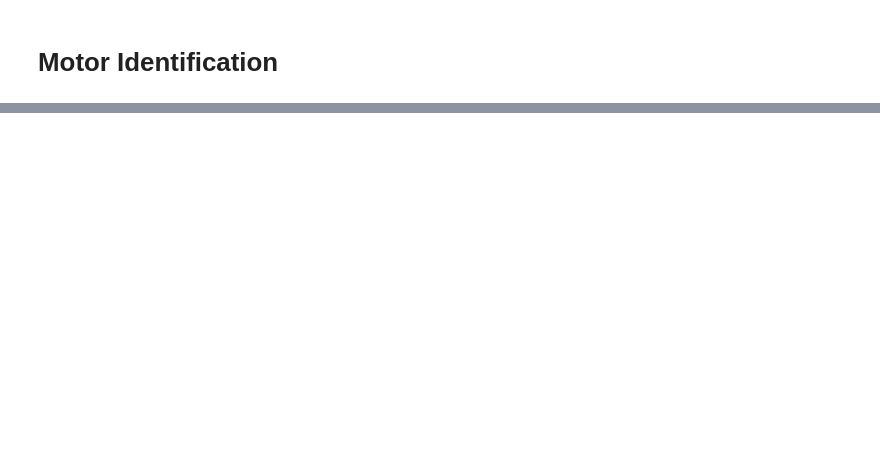
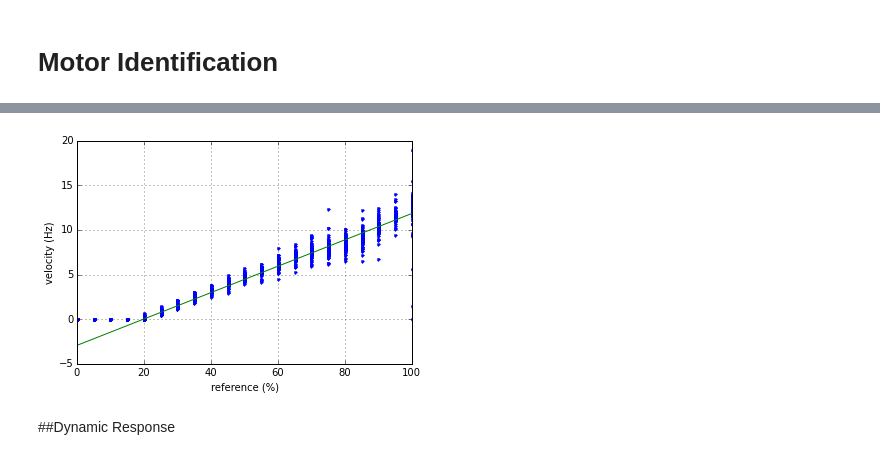
Before and after one commit to mcdeoliveira/pyctrl, a Jupyter notebook: python/notebook/IdentifyMotor.ipynb, the cells around one changed output, grey strips where cells are left out. Saved outputs shown, nothing was run; the diff lists cells and outputs as text; code cells hidden in the pictures; blank space fills up the shorter version.

```diff
--- a/python/notebook/IdentifyMotor.ipynb
+++ b/python/notebook/IdentifyMotor.ipynb
@@ -169,4 +14,0 @@ plt.grid()
-# %%
-tau = 1.21-1.13
-a = 1/tau
-print(a)
@@ -342,0 +67,9 @@ display(w)
+# %%
+plt.plot(reference, velocity, '.', np.array([0,100]), a * (np.array([0,100]) - v0),'-')
+plt.xlabel('reference (%)')
+plt.ylabel('velocity (Hz)')
+plt.grid()
+# %% [output]
+[figure, added]
+# %% [markdown]
+##Dynamic Response
```
Also changed, not shown: parts of 58 cells of this notebook, 1 other file.
